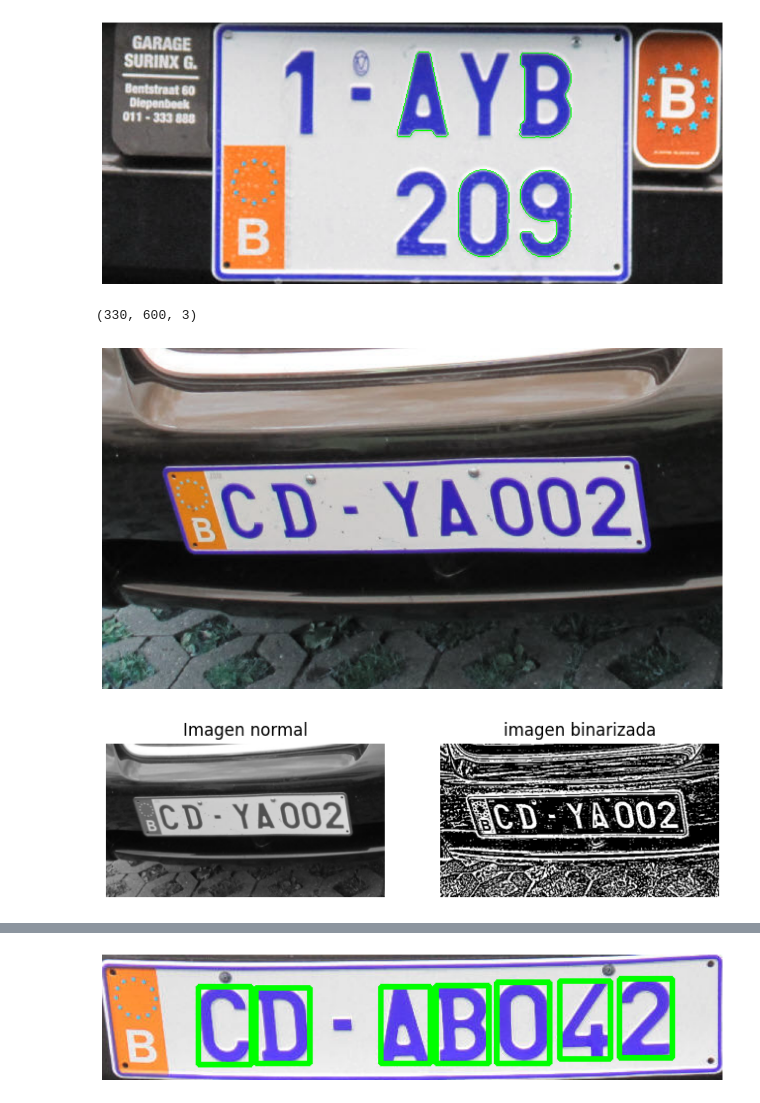
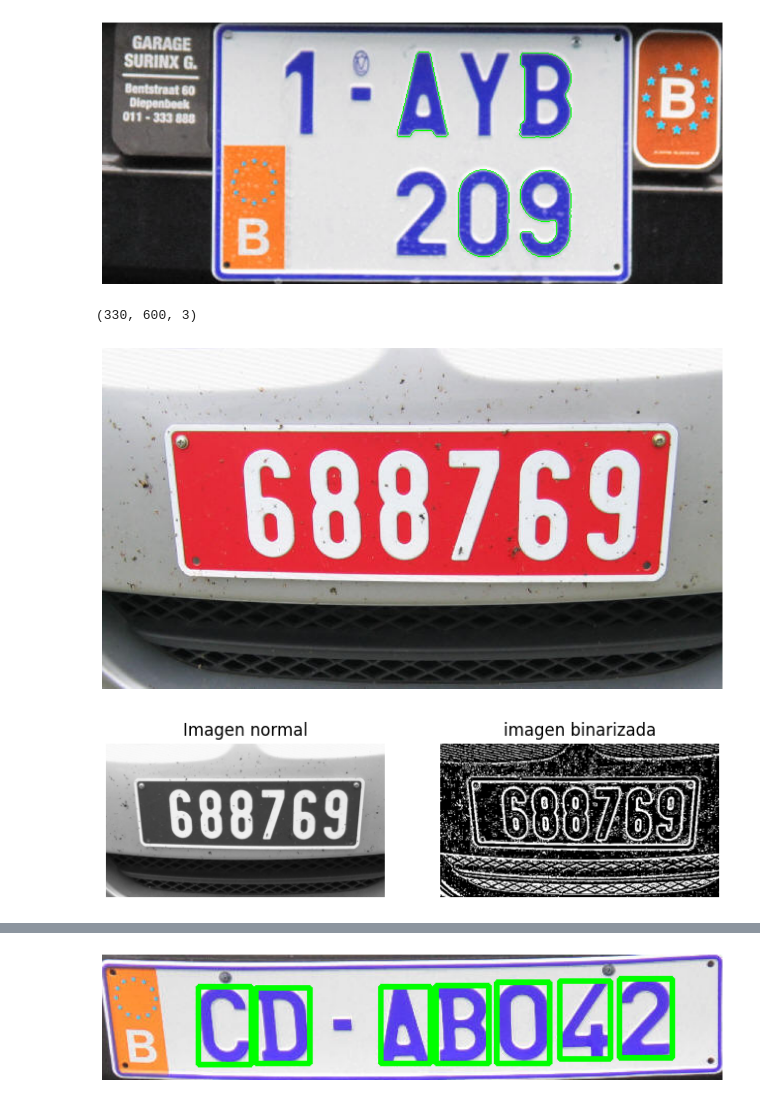
Before and after one commit to mp4402/pythonPrograms, a Jupyter notebook: computerVision2023/proyectos/proyecto1.ipynb, the cells around one changed output, grey strips where cells are left out. Drawn from its saved outputs; the diff is of its cells as text; code cells hidden in the pictures.

```diff
--- a/computerVision2023/proyectos/proyecto1.ipynb
+++ b/computerVision2023/proyectos/proyecto1.ipynb
@@ -123,22 +123,23 @@ import io
 #plt.style.use('dark_background')
 PATH = 'C:/GitHub/pythonPrograms/computerVision2023/proyectos/LicencePlates/'
 # %%
-filename=PATH+'images130.jpg'
+filename=PATH+'images127.jpg'
 # %%
 color = (0,255,0)
 im = cv.imread(filename,cv.IMREAD_COLOR)
+im = cv.cvtColor(im, cv.COLOR_BGR2RGB)
 print(im.shape)
 cvlib.imgview(im)
 # %% [output]
 (330, 600, 3)
-[figure, old version]
+[figure, new version]
 # %%
 imgray = cv.cvtColor(im, cv.COLOR_BGR2GRAY)
 normalized = imgnorm(imgray)
 binarized = cv.adaptiveThreshold(normalized, 255, cv.ADAPTIVE_THRESH_GAUSSIAN_C, cv.THRESH_BINARY_INV,11,2)
 cvlib.imgcmp(imgray,binarized, ['Imagen normal', 'imagen binarizada'])
 # %% [output]
-[figure, old version]
+[figure, new version]
 # %%
 mode = cv.RETR_TREE
 method = [cv.CHAIN_APPROX_NONE, cv.CHAIN_APPROX_SIMPLE]
```
Also changed, not shown: parts of 14 cells of this notebook, 1 other file.
